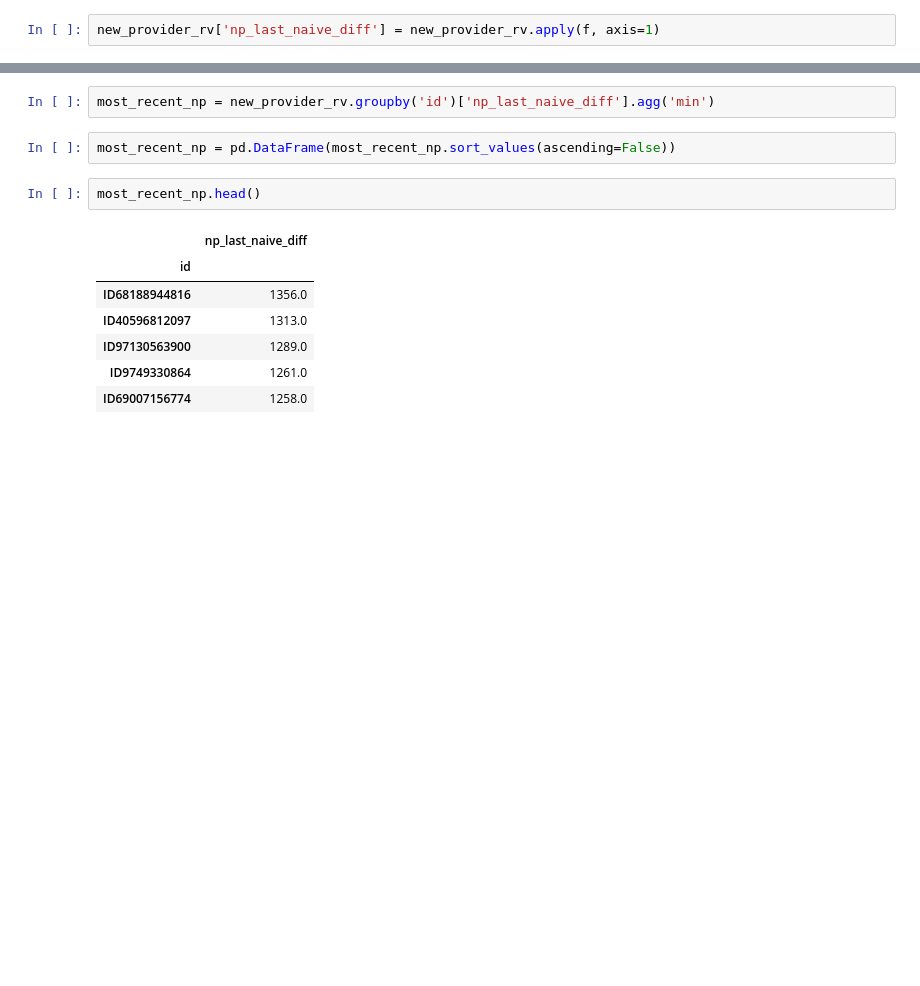
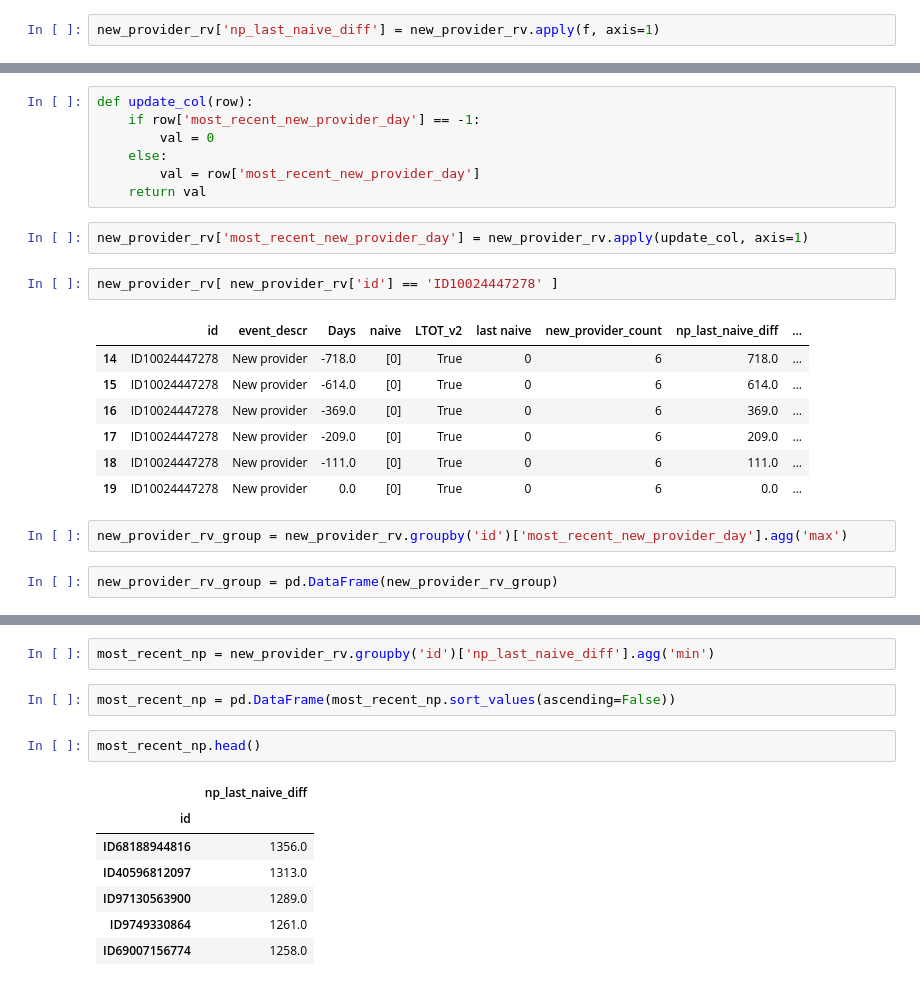
Before and after one commit to chenson2018/Humana-Mays-Competition, a Jupyter notebook: Exploration-Jake.ipynb, the cells around one changed output, grey strips where cells are left out. Cells and saved outputs as stored; diff of their text form; blank space fills up the shorter version.

```diff
--- a/Exploration-Jake.ipynb
+++ b/Exploration-Jake.ipynb
@@ -448,0 +479,23 @@ new_provider_rv.head()
+# %%
+def update_col(row):
+    if row['most_recent_new_provider_day'] == -1:
+        val = 0
+    else:
+        val = row['most_recent_new_provider_day']
+    return val
+# %%
+new_provider_rv['most_recent_new_provider_day'] = new_provider_rv.apply(update_col, axis=1)
+# %%
+new_provider_rv[ new_provider_rv['id'] == 'ID10024447278' ]
+# %% [output]
+|  | id | event_descr | Days | naive | LTOT_v2 | last naive | new_provider_count | np_last_naive_diff | ... |
+| 14 | ID10024447278 | New provider | -718.0 | [0] | True | 0 | 6 | 718.0 | ... |
+| 15 | ID10024447278 | New provider | -614.0 | [0] | True | 0 | 6 | 614.0 | ... |
+| 16 | ID10024447278 | New provider | -369.0 | [0] | True | 0 | 6 | 369.0 | ... |
+| 17 | ID10024447278 | New provider | -209.0 | [0] | True | 0 | 6 | 209.0 | ... |
+| 18 | ID10024447278 | New provider | -111.0 | [0] | True | 0 | 6 | 111.0 | ... |
+| 19 | ID10024447278 | New provider | 0.0 | [0] | True | 0 | 6 | 0.0 | ... |
+# %%
+new_provider_rv_group = new_provider_rv.groupby('id')['most_recent_new_provider_day'].agg('max')
+# %%
+new_provider_rv_group = pd.DataFrame(new_provider_rv_group)
```
Also changed, not shown: parts of 32 cells of this notebook.
